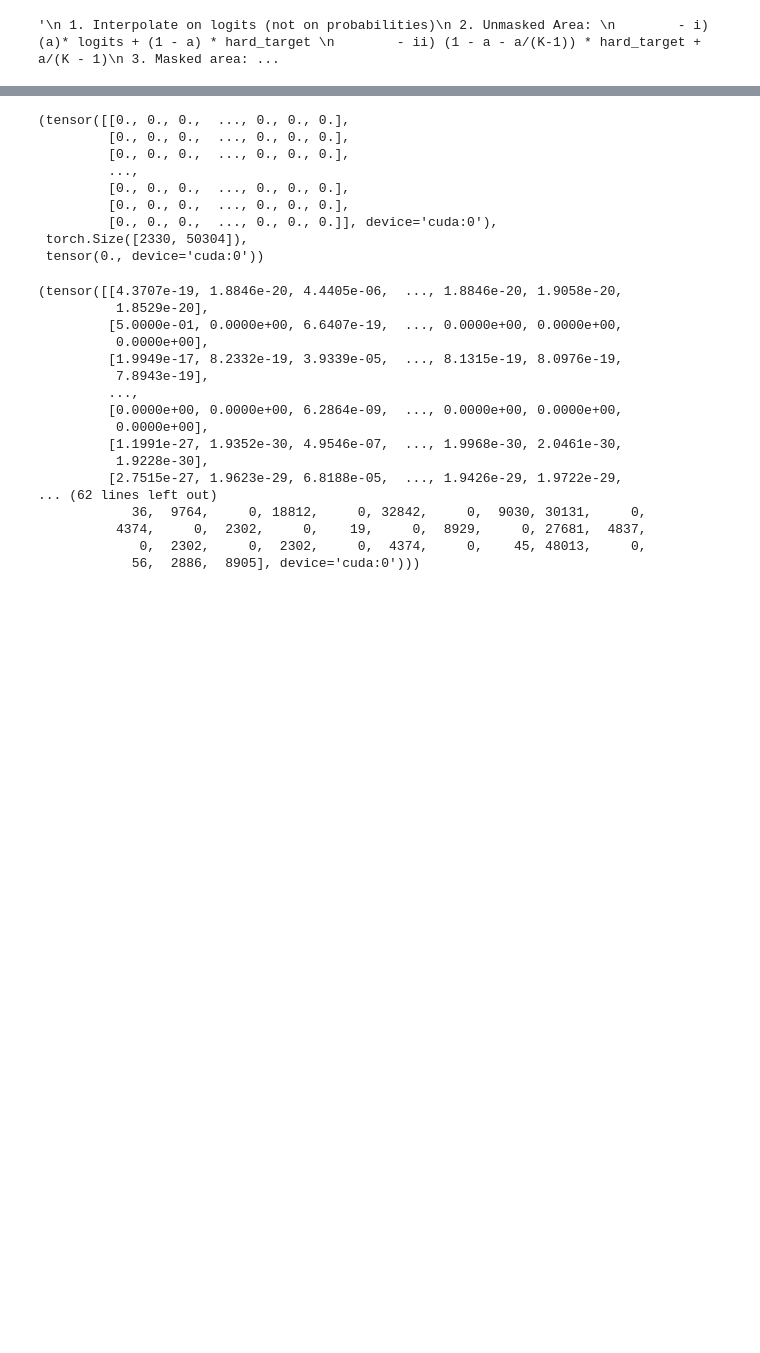
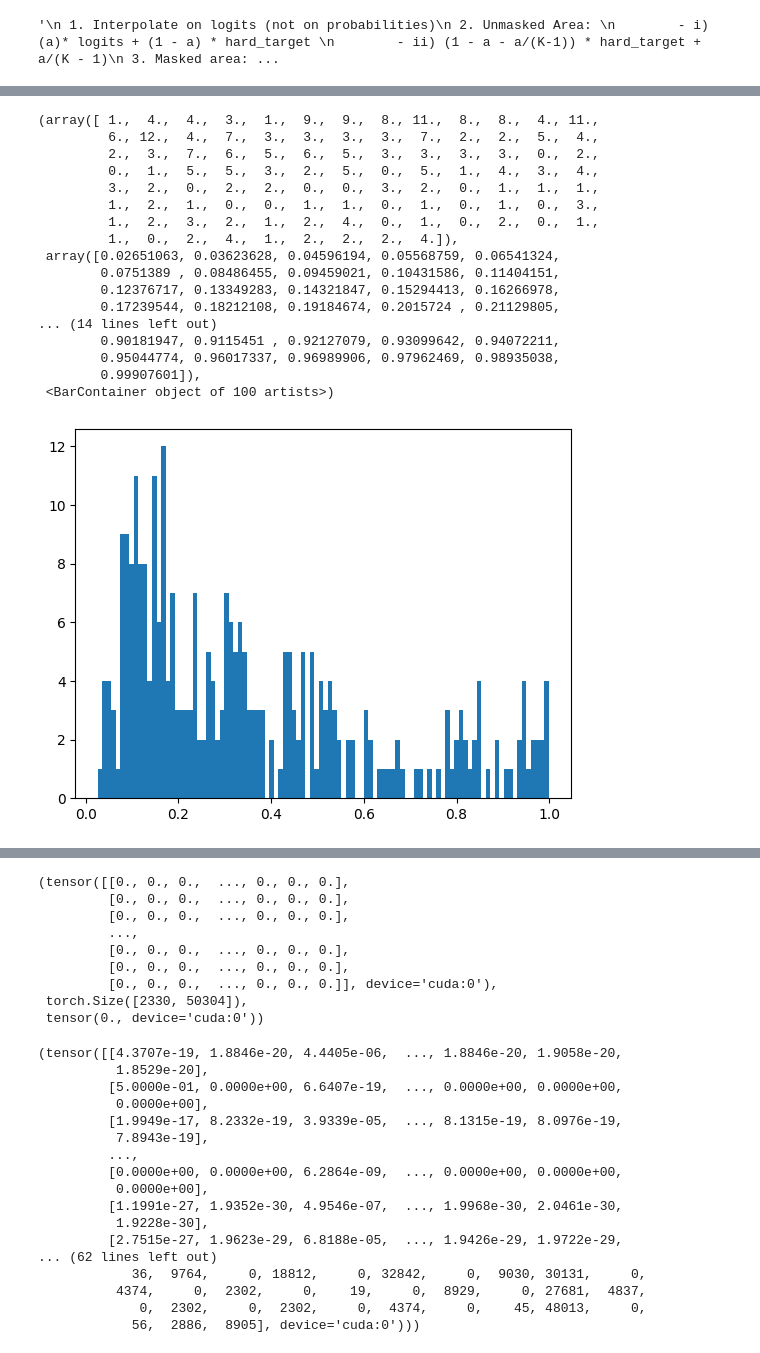
Before and after one commit to shikhar-srivastava/vlm-evaluation, a Jupyter notebook: soft_targets_all_variants.ipynb, the cells around one changed output, grey strips where cells are left out. Saved outputs shown, nothing was run; the diff lists cells and outputs as text; code cells hidden in the pictures; blank space fills up the shorter version.

```diff
--- a/soft_targets_all_variants.ipynb
+++ b/soft_targets_all_variants.ipynb
@@ -782,3 +1210,6 @@ def add_K(output, fused_labels, K=0.1, percentage=False):
+# %%
+torch.manual_seed(42)
+device = torch.device('cuda' if torch.cuda.is_available() else 'cpu')
 # %%
 dtype = torch.float32
 shift_logits = output.logits[:, :-1, :].contiguous().to(dtype).to(device)  # Shape: [batch_size, seq_length-1, num_classes]
@@ -821,0 +1342,22 @@ targets_set_to_one.squeeze(): tensor([[0.0000e+00, 0.0000e+00, 0.0000e+00,  ...,
+# %%
+# Raw Logits
+plt.hist(F.softmax(shift_logits[mask], dim=-1).max(dim=-1).values.cpu().numpy(), bins=100)
+# %% [output]
+(array([ 1.,  4.,  4.,  3.,  1.,  9.,  9.,  8., 11.,  8.,  8.,  4., 11.,
+         6., 12.,  4.,  7.,  3.,  3.,  3.,  3.,  7.,  2.,  2.,  5.,  4.,
+         2.,  3.,  7.,  6.,  5.,  6.,  5.,  3.,  3.,  3.,  3.,  0.,  2.,
+         0.,  1.,  5.,  5.,  3.,  2.,  5.,  0.,  5.,  1.,  4.,  3.,  4.,
+         3.,  2.,  0.,  2.,  2.,  0.,  0.,  3.,  2.,  0.,  1.,  1.,  1.,
+         1.,  2.,  1.,  0.,  0.,  1.,  1.,  0.,  1.,  0.,  1.,  0.,  3.,
+         1.,  2.,  3.,  2.,  1.,  2.,  4.,  0.,  1.,  0.,  2.,  0.,  1.,
+         1.,  0.,  2.,  4.,  1.,  2.,  2.,  2.,  4.]),
+ array([0.02651063, 0.03623628, 0.04596194, 0.05568759, 0.06541324,
+        0.0751389 , 0.08486455, 0.09459021, 0.10431586, 0.11404151,
+        0.12376717, 0.13349283, 0.14321847, 0.15294413, 0.16266978,
+        0.17239544, 0.18212108, 0.19184674, 0.2015724 , 0.21129805,
+... (14 lines left out)
+        0.90181947, 0.9115451 , 0.92127079, 0.93099642, 0.94072211,
+        0.95044774, 0.96017337, 0.96989906, 0.97962469, 0.98935038,
+        0.99907601]),
+ <BarContainer object of 100 artists>)
+[figure, added]
```
Also changed, not shown: parts of 27 cells of this notebook, 29 other files.
